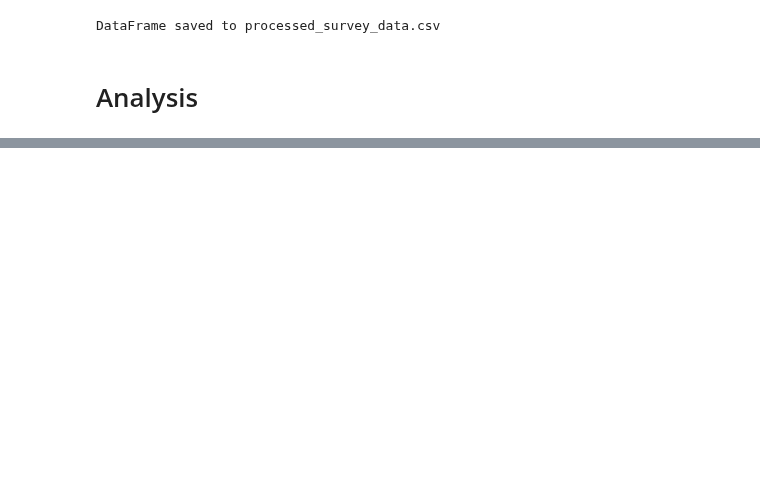
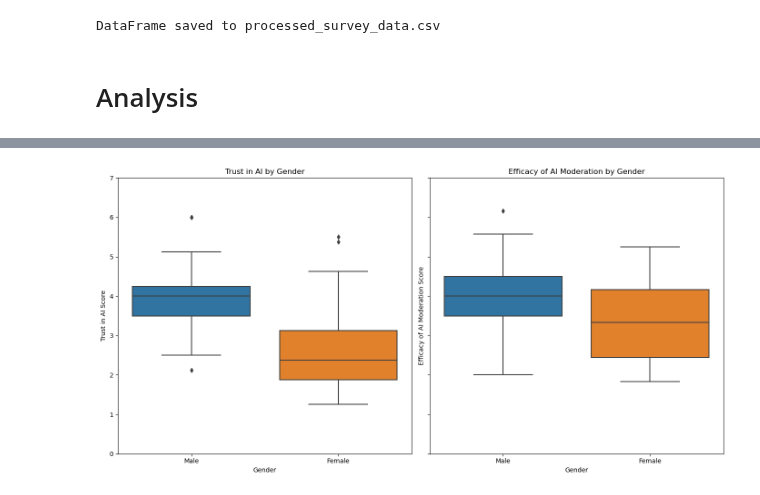
Before and after one commit to alicja-a-d/Analytica_UvA, a Jupyter notebook: code/survey/survey_processing.ipynb, the cells around one changed output, grey strips where cells are left out. Drawn from its saved outputs; the diff is of its cells as text; code cells hidden in the pictures; blank space fills up the shorter version.

```diff
--- a/code/survey/survey_processing.ipynb
+++ b/code/survey/survey_processing.ipynb
@@ -690,3 +689,36 @@ T-Statistic: 2.841568255228126, P-Value: 0.007103417705143105
+# %%
+import matplotlib.pyplot as plt
+import seaborn as sns
+
+# Assuming the DataFrame 'df' is already loaded and preprocessed
+
+# Filter the DataFrame to include only the values "0" and "1" from the "Gender" column
+filtered_df = df[df['Gender'].isin([0, 1])]
+
+# Set up the figure and axes for the box plots
+fig, axes = plt.subplots(1, 2, figsize=(14, 7), sharey=True)
+
+# Create the box plot for Trust in AI by Gender
+sns.boxplot(x='Gender', y='Trust_in_AI_score', data=filtered_df, ax=axes[0])
+axes[0].set_title('Trust in AI by Gender')
+axes[0].set_xticklabels(['Male', 'Female'])
+axes[0].set_xlabel('Gender')
+axes[0].set_ylabel('Trust in AI Score')
+axes[0].set_ylim(0, 7)  # Set y-axis range
+
+# Create the box plot for Efficacy of AI Moderation by Gender
+sns.boxplot(x='Gender', y='Efficacy_of_AI_moderation_score', data=filtered_df, ax=axes[1])
+axes[1].set_title('Efficacy of AI Moderation by Gender')
+axes[1].set_xticklabels(['Male', 'Female'])
+axes[1].set_xlabel('Gender')
+axes[1].set_ylabel('Efficacy of AI Moderation Score')
+axes[1].set_ylim(0, 7)  # Set y-axis range
+
+# Show the plots
+plt.tight_layout()
+plt.show()
+# %% [output]
+[figure, added]
 # %%
 # Correlation matrix
 correlation_matrix = df[['AI understanding', 'Application', 'Experience', 'Moderation',
```
Also changed, not shown: parts of 11 cells of this notebook, 1 other file.
